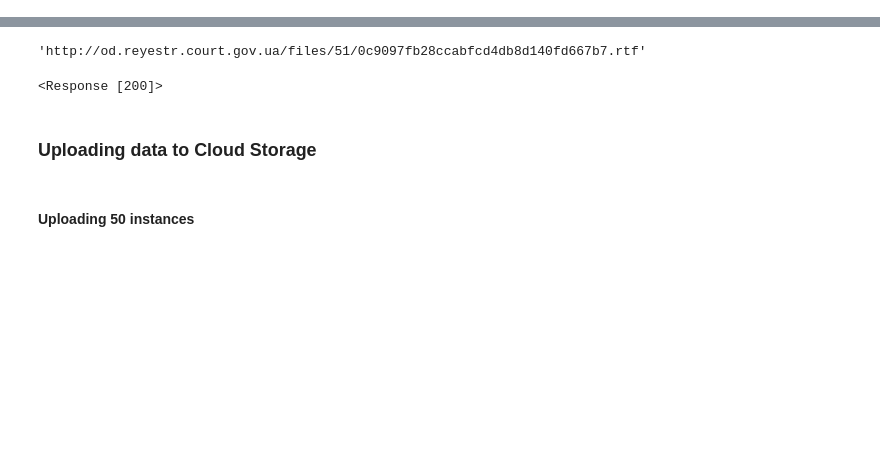
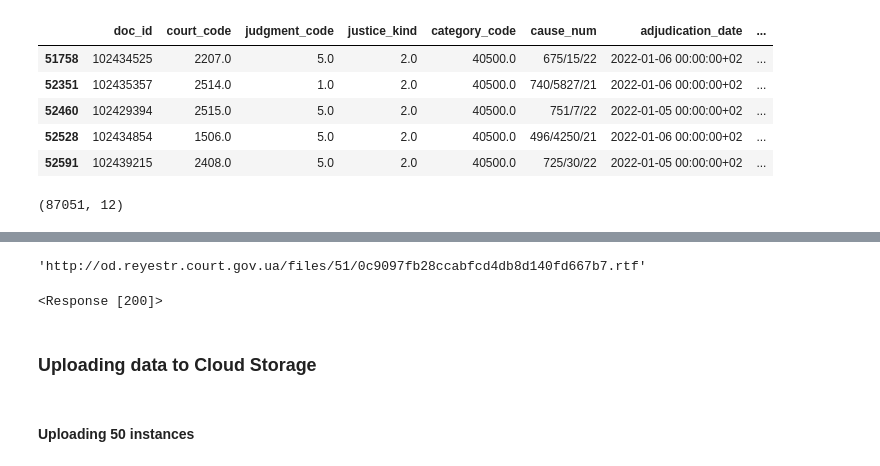
Before and after one commit to Aleqpeia/topolegal, a Jupyter notebook: 1.0_data-load.ipynb, the cells around one changed output, grey strips where cells are left out. Saved outputs shown, nothing was run; the diff lists cells and outputs as text; code cells hidden in the pictures; blank space fills up the shorter version.

```diff
--- a/1.0_data-load.ipynb
+++ b/1.0_data-load.ipynb
@@ -53,3 +84,16 @@ document_data.shape
+# %%
+criminal_document_data[criminal_document_data["category_code"] == 40500].head(5)
+# %% [output]
+|  | doc_id | court_code | judgment_code | justice_kind | category_code | cause_num | adjudication_date | ... |
+| 51758 | 102434525 | 2207.0 | 5.0 | 2.0 | 40500.0 | 675/15/22 | 2022-01-06 00:00:00+02 | ... |
+| 52351 | 102435357 | 2514.0 | 1.0 | 2.0 | 40500.0 | 740/5827/21 | 2022-01-06 00:00:00+02 | ... |
+| 52460 | 102429394 | 2515.0 | 5.0 | 2.0 | 40500.0 | 751/7/22 | 2022-01-05 00:00:00+02 | ... |
+| 52528 | 102434854 | 1506.0 | 5.0 | 2.0 | 40500.0 | 496/4250/21 | 2022-01-06 00:00:00+02 | ... |
+| 52591 | 102439215 | 2408.0 | 5.0 | 2.0 | 40500.0 | 725/30/22 | 2022-01-05 00:00:00+02 | ... |
+# %%
+criminal_document_data.shape
+# %% [output]
+(87051, 12)
 # %%
 import requests
 # %%
```
Also changed, not shown: parts of 22 cells of this notebook, 4 other files.
